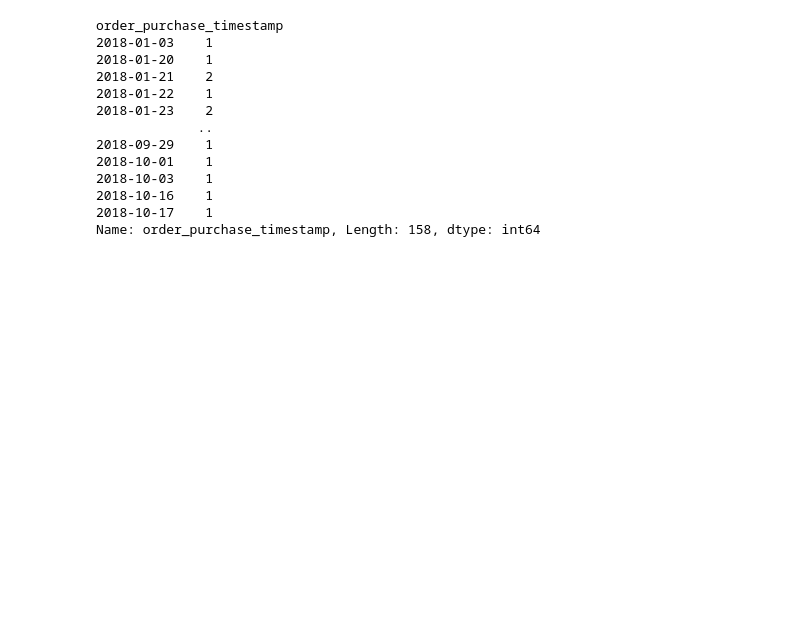
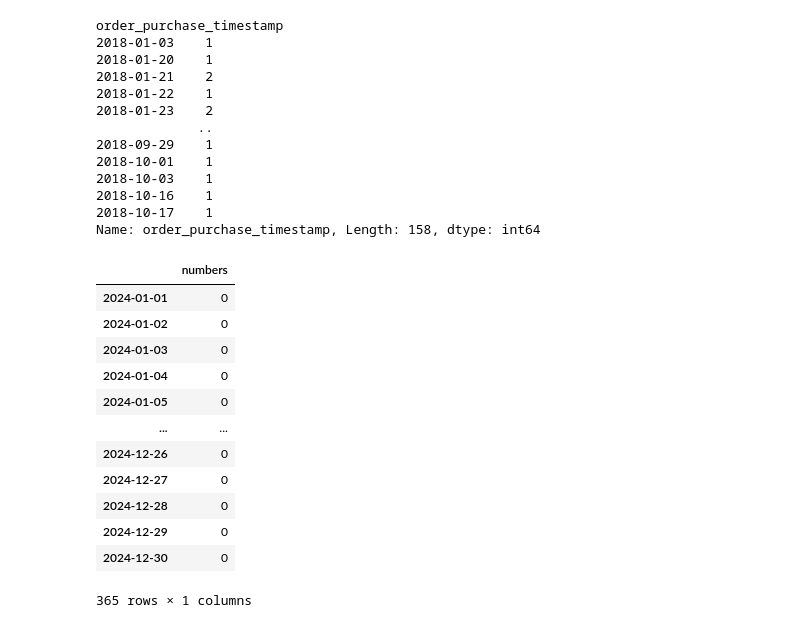
Before and after one commit to bruno-kalel/ds_college_assignments, a Jupyter notebook: brazilian-ecommerce/brazilian_ecommerce.ipynb, the cells around one changed output. Cells and saved outputs as stored; diff of their text form; code cells hidden in the pictures; blank space fills up the shorter version.

```diff
--- a/brazilian-ecommerce/brazilian_ecommerce.ipynb
+++ b/brazilian-ecommerce/brazilian_ecommerce.ipynb
@@ -521,3 +626,23 @@ order_purchase_timestamp
 2018-10-16    1
 2018-10-17    1
 Name: order_purchase_timestamp, Length: 158, dtype: int64
+# %%
+numdias = 365
+cancelados_2024_datas = pd.date_range(start = '1/1/2024', periods = numdias)
+cancelados_em_2024 = pd.DataFrame(range(numdias), columns = ["numbers"], index=cancelados_2024_datas)
+cancelados_em_2024.loc[:, :] = 0
+cancelados_em_2024
+# %% [output]
+|  | numbers |
+| 2024-01-01 | 0 |
+| 2024-01-02 | 0 |
+| 2024-01-03 | 0 |
+| 2024-01-04 | 0 |
+| 2024-01-05 | 0 |
+| ... | ... |
+| 2024-12-26 | 0 |
+| 2024-12-27 | 0 |
+| 2024-12-28 | 0 |
+| 2024-12-29 | 0 |
+| 2024-12-30 | 0 |
+365 rows × 1 columns
```
Also changed, not shown: parts of 20 cells of this notebook.
